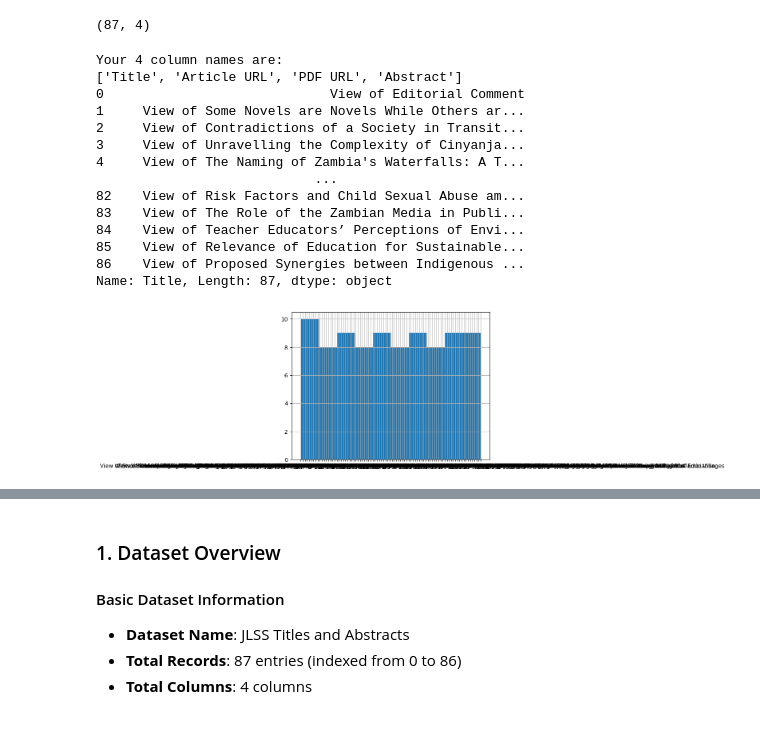
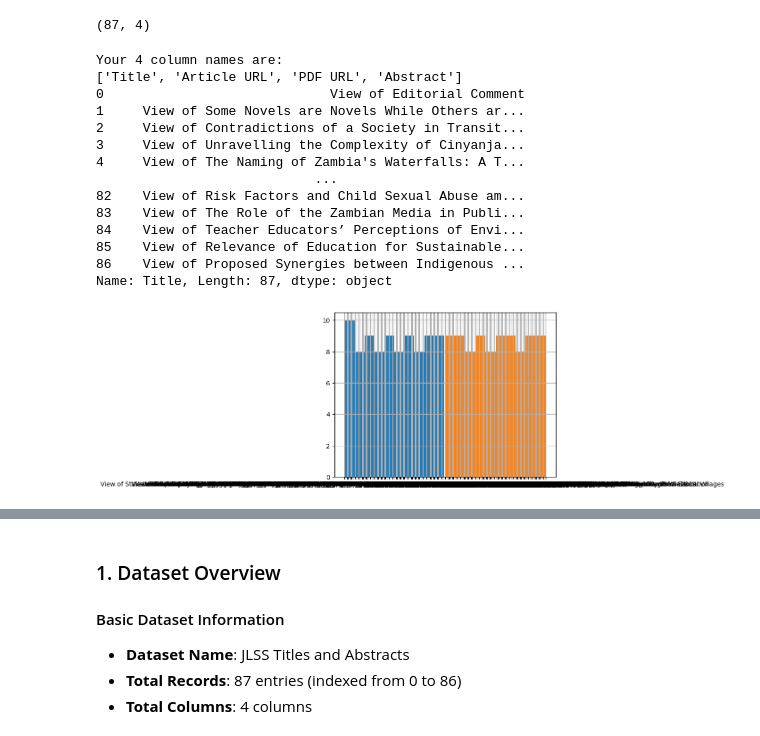
Before and after one commit to sydneymulando/code-unza15-CSC-4792-project-team-15-repository-for-project-team-15, a Jupyter notebook: code_unza25_csc4792_project_team_15_notebook.ipynb, the cells around one changed output, grey strips where cells are left out. Cells and saved outputs as stored; diff of their text form; code cells hidden in the pictures.

Commit message:
Modified Data Understanding for more Exploration and Visualisations (DU)

```diff
--- a/code_unza25_csc4792_project_team_15_notebook.ipynb
+++ b/code_unza25_csc4792_project_team_15_notebook.ipynb
@@ -192,30 +192,31 @@ var_jlss_titles_and_abstracts_df.shape
 # %%
 import matplotlib.pyplot as plt
 import seaborn as sns
 
 print("Your 4 column names are:")
 print(var_jlss_titles_and_abstracts_df.columns.tolist())
 
 print(df['Title'])
 
 df['Title'].hist()
+df['Article URL'].hist()
 plt.show()
 # %% [output]
 Your 4 column names are:
 ['Title', 'Article URL', 'PDF URL', 'Abstract']
 0                             View of Editorial Comment
 1     View of Some Novels are Novels While Others ar...
 2     View of Contradictions of a Society in Transit...
 3     View of Unravelling the Complexity of Cinyanja...
 4     View of The Naming of Zambia's Waterfalls: A T...
                             ...
 82    View of Risk Factors and Child Sexual Abuse am...
 83    View of The Role of the Zambian Media in Publi...
 84    View of Teacher Educators’ Perceptions of Envi...
 85    View of Relevance of Education for Sustainable...
 86    View of Proposed Synergies between Indigenous ...
 Name: Title, Length: 87, dtype: object
-[figure, old version]
+[figure, new version]
 # %%
 df = pd.read_csv('/content/misc-unza25-csc4792-project_team15/jlss_titles_and_abstracts.csv')
 df.head()
```
Also changed, not shown: parts of 2 cells of this notebook.
